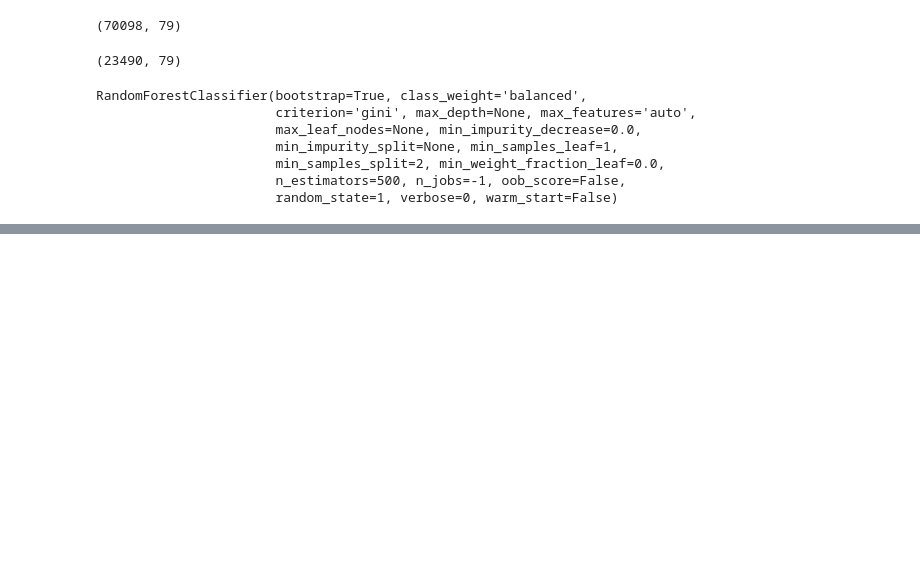
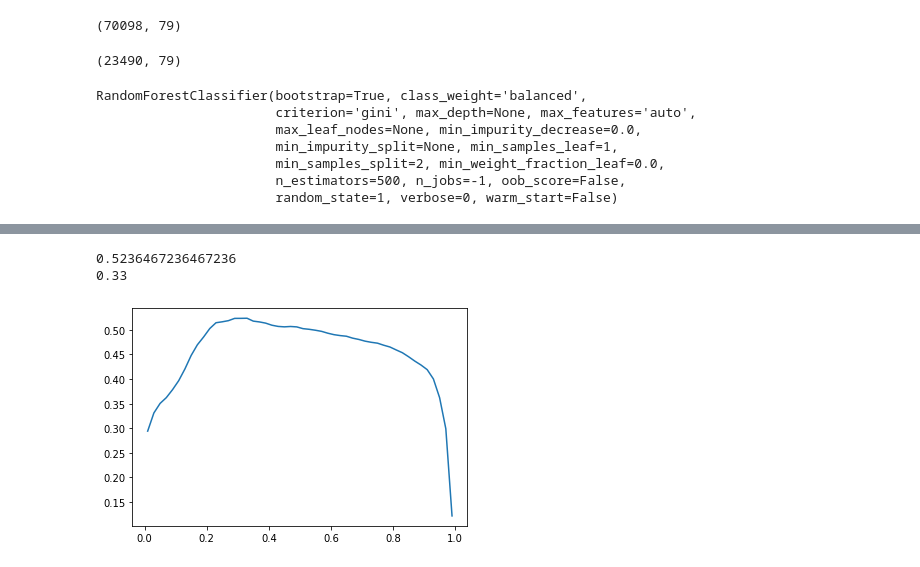
Before and after one commit to sreekar1996/HR_Analytics, a Jupyter notebook: Untitled.ipynb, the cells around one changed output, grey strips where cells are left out. Cells and saved outputs as stored; diff of their text form; code cells hidden in the pictures; blank space fills up the shorter version.

```diff
--- a/Untitled.ipynb
+++ b/Untitled.ipynb
@@ -470,16 +470,21 @@ submission.head()
 # %%
 submission["is_promoted"]=submission["is_promoted"].apply(lambda x: 1 if x>0.1 else 0)
 # %%
-train1=df_upsampled.drop(labels="is_promoted",axis=1).values
-Y=y.values
+train1=df.drop(labels="is_promoted",axis=1).values
+Y=df["is_promoted"].values
 test1=test.values
+# %%
+from sklearn.preprocessing import PolynomialFeatures
+poly = PolynomialFeatures(degree = 2, interaction_only=True)
+X_poly = poly.fit_transform(train1)
+y_poly=poly.transform(test1)
 # %%
 from sklearn.preprocessing import StandardScaler
 from sklearn.decomposition import PCA
 scaler = StandardScaler()
-scaler.fit(train1)
-train2 = scaler.transform(train1)
-test2 = scaler.transform(test1)
+scaler.fit(X_poly)
+train2 = scaler.transform(X_poly)
+test2 = scaler.transform(y_poly)
 # %%
 pca = PCA(n_components=1)
 pca.fit(train2)
@@ -536,10 +541,10 @@ clf3 = xgb.XGBClassifier(random_state=42,colsample_bytree = 0.9279,gamma = 0.649
 #                         weights=[3,4,2])
 
 fold = 8
-cv = StratifiedKFold(Y,n_splits=fold,shuffle=False, random_state=30)
+cv = StratifiedKFold(n_splits=fold,shuffle=False, random_state=30)
 X_preds = np.zeros(st_train.shape[0])
 preds = np.zeros(st_test.shape[0])
-for i, (tr, ts) in enumerate(cv):
+for i, (tr, ts) in enumerate(folds.split(train3,Y)):
     print(ts.shape)
     mod = clf.fit(st_train[tr], Y[tr])
     X_preds[ts] = mod.predict_proba(st_train[ts])[:,1]
@@ -563,0 +576,13 @@ print("CV score: {:<8.5f}".format(roc_auc_score(target, oof)))
+# %%
+
+# pick the best threshold out-of-fold
+thresholds = np.linspace(0.01, 0.99, 50)
+mcc = np.array([f1_score(Y, X_preds>thr) for thr in thresholds])
+plt.plot(thresholds, mcc)
+best_threshold = thresholds[mcc.argmax()]
+print(mcc.max())
+print(best_threshold)
+# %% [output]
+0.5236467236467236
+0.33
+[figure, added]
```
Also changed, not shown: parts of 5 cells of this notebook.
